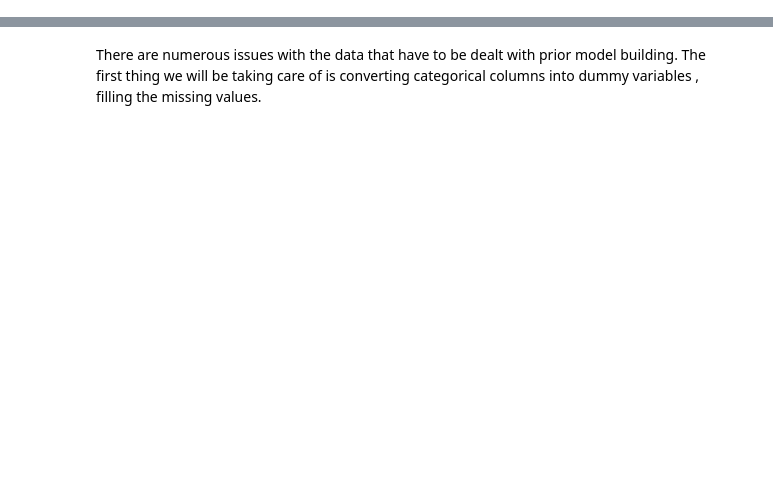
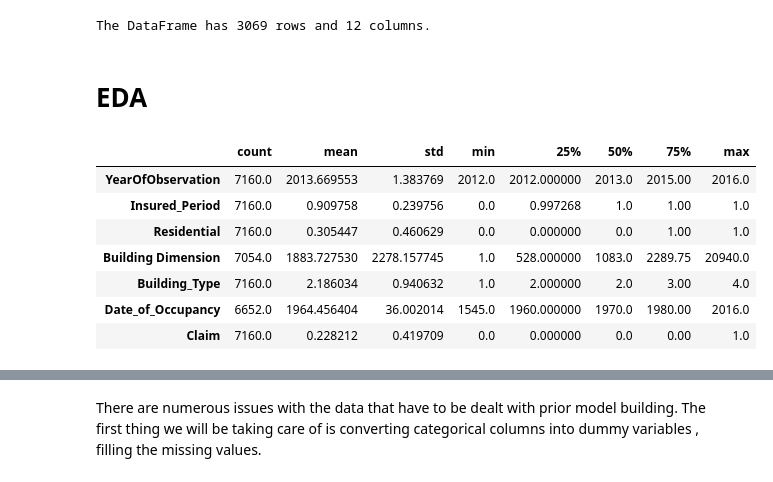
Before and after one commit to Bonniface/Insurance-Prediction, a Jupyter notebook: Untitled.ipynb, the cells around one changed output, grey strips where cells are left out. Saved outputs shown, nothing was run; the diff lists cells and outputs as text; code cells hidden in the pictures; blank space fills up the shorter version.

```diff
--- a/Untitled.ipynb
+++ b/Untitled.ipynb
@@ -23,3 +35,21 @@ Test = pd.read_csv('test_data.csv')
+# %%
+Test = pd.read_csv('test_data.csv', index_col=0, na_values='na')
+print(f'The DataFrame has {len(Test)} rows and {Test.shape[1]} columns.')
+# %% [output]
+The DataFrame has 3069 rows and 12 columns.
+# %% [markdown]
+# EDA
+# %%
+Train.describe().transpose()
+# %% [output]
+|  | count | mean | std | min | 25% | 50% | 75% | max |
+| YearOfObservation | 7160.0 | 2013.669553 | 1.383769 | 2012.0 | 2012.000000 | 2013.0 | 2015.00 | 2016.0 |
+| Insured_Period | 7160.0 | 0.909758 | 0.239756 | 0.0 | 0.997268 | 1.0 | 1.00 | 1.0 |
+| Residential | 7160.0 | 0.305447 | 0.460629 | 0.0 | 0.000000 | 0.0 | 1.00 | 1.0 |
+| Building Dimension | 7054.0 | 1883.727530 | 2278.157745 | 1.0 | 528.000000 | 1083.0 | 2289.75 | 20940.0 |
+| Building_Type | 7160.0 | 2.186034 | 0.940632 | 1.0 | 2.000000 | 2.0 | 3.00 | 4.0 |
+| Date_of_Occupancy | 6652.0 | 1964.456404 | 36.002014 | 1545.0 | 1960.000000 | 1970.0 | 1980.00 | 2016.0 |
+| Claim | 7160.0 | 0.228212 | 0.419709 | 0.0 | 0.000000 | 0.0 | 0.00 | 1.0 |
 # %%
 Train.describe(include = 'object').transpose()
 # %% [output]
```
Also changed, not shown: parts of 44 cells of this notebook, 3 other files.
